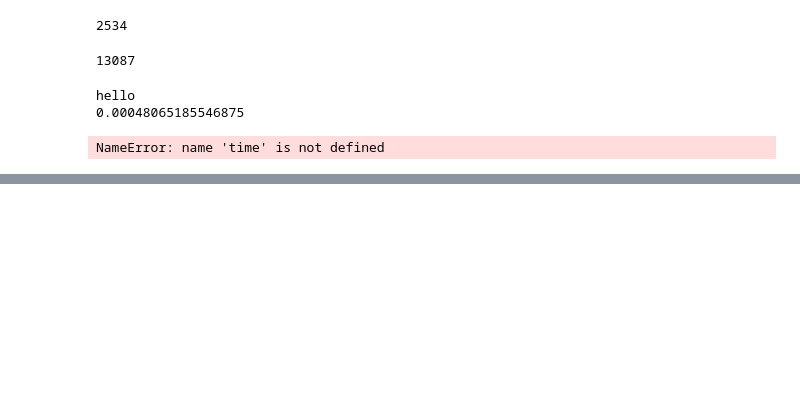
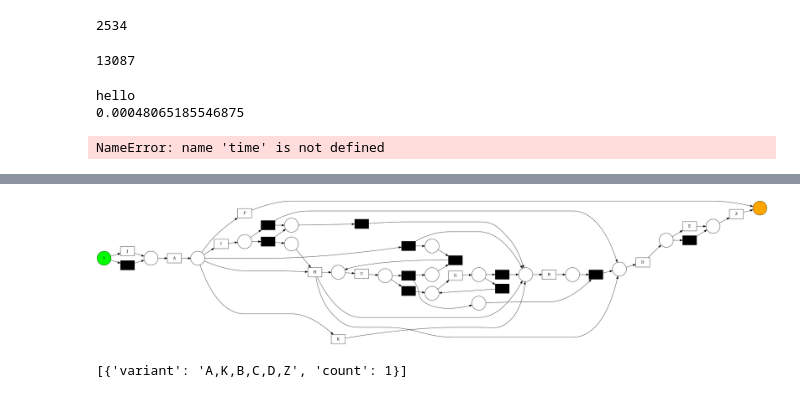
Before and after one commit to bbk0529/seminar_ML_application, a Jupyter notebook: EXPERIMENTAL.ipynb, the cells around one changed output, grey strips where cells are left out. Saved outputs shown, nothing was run; the diff lists cells and outputs as text; code cells hidden in the pictures; blank space fills up the shorter version.

```diff
--- a/EXPERIMENTAL.ipynb
+++ b/EXPERIMENTAL.ipynb
@@ -261,0 +288,9 @@ A_SUBMITTED,A_PARTLYSUBMITTED,W_Afhandelen leads,W_Afhandelen leads,A_PREACCEPTE
+# %%
+gviz = pn_visualizer.apply(net, im, fm)
+pn_visualizer.view(gviz)
+# %% [output]
+[figure, added]
+# %%
+case_statistics.get_variant_statistics([log[2501]])
+# %% [output]
+[{'variant': 'A,K,B,C,D,Z', 'count': 1}]
```
Also changed, not shown: parts of 36 cells of this notebook, 4 other files.
